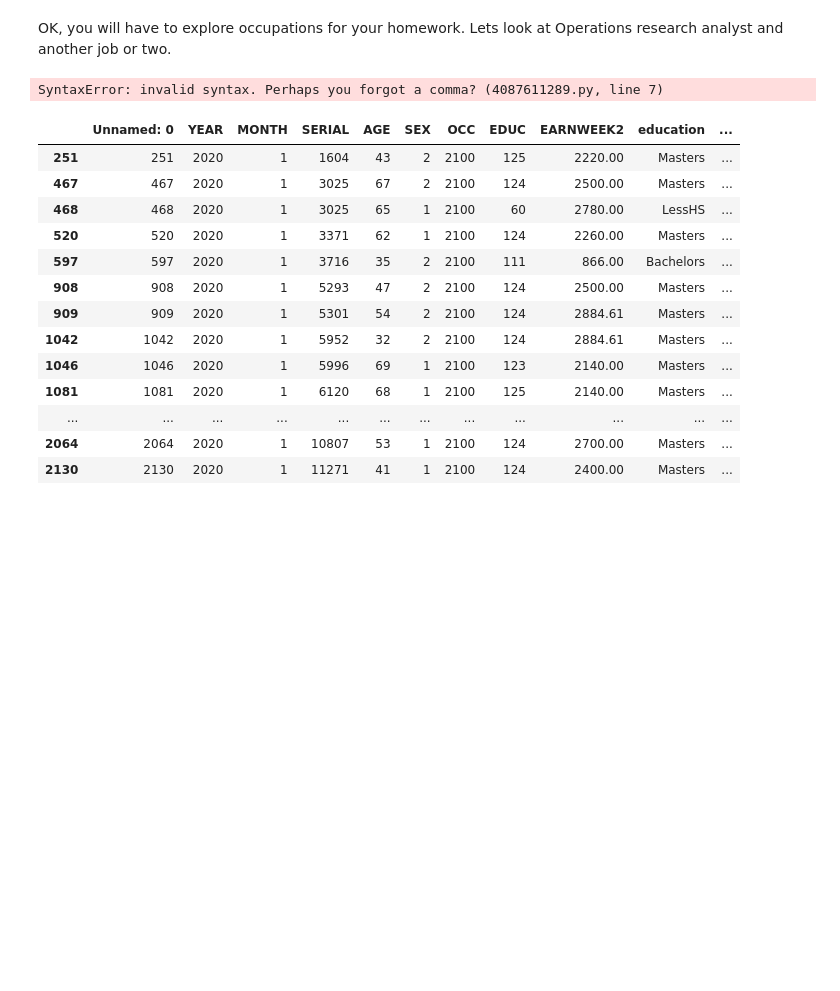
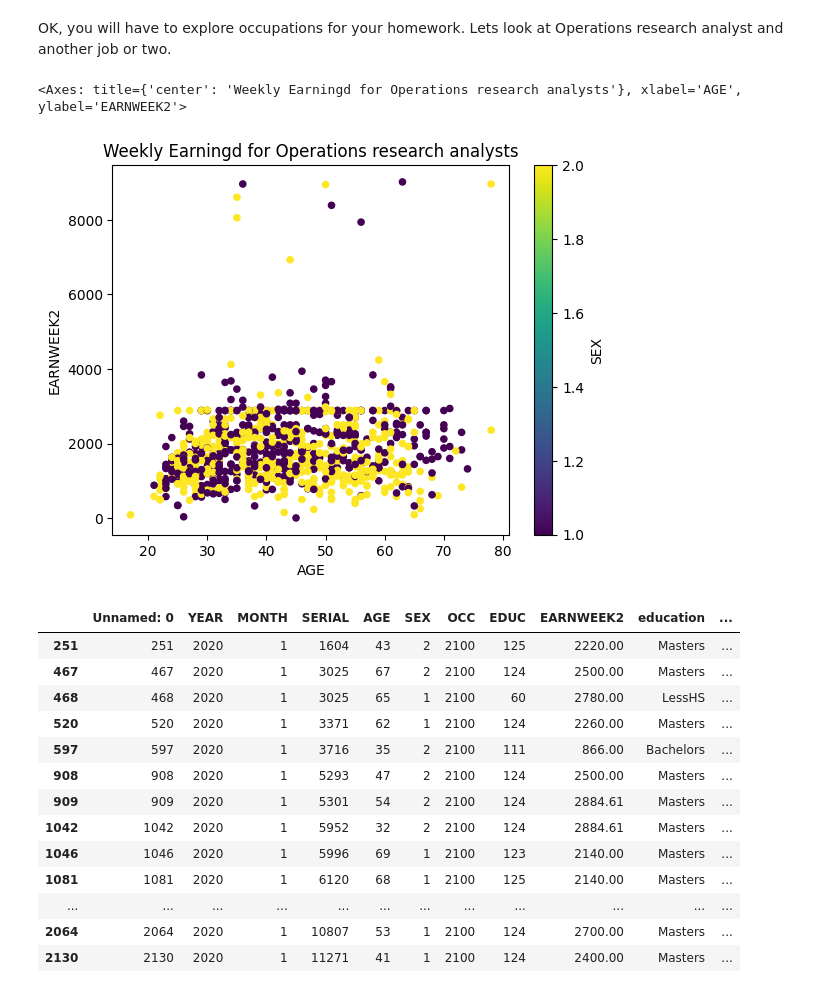
Before and after one commit to oseiagyepom-oss/INFO648, a Jupyter notebook: Lesson_03/INFO648_LSN3_Student.ipynb, the cells around one changed output. Drawn from its saved outputs; the diff is of its cells as text; code cells hidden in the pictures; blank space fills up the shorter version.

Commit message:
Created using Colab and error fixed

```diff
--- a/Lesson_03/INFO648_LSN3_Student.ipynb
+++ b/Lesson_03/INFO648_LSN3_Student.ipynb
@@ -196,15 +196,16 @@ subset_df=df_wage[df_wage['occupation']==job].copy()
 # %%
 subset_df.plot(
 
                 kind = "scatter",
                 x="AGE",
                 y="EARNWEEK2",
                 c="SEX",
-                #colormap='viridis'
+                colormap='viridis',
                 title=f"Weekly Earningd for {job}"
 )
 # %% [output]
-SyntaxError: invalid syntax. Perhaps you forgot a comma? (4087611289.py, line 7)
+<Axes: title={'center': 'Weekly Earningd for Operations research analysts'}, xlabel='AGE', ylabel='EARNWEEK2'>
+[figure, added]
 # %%
 small_df=df_wage[df_wage['occupation'].isin(['Operations research analyst', 'Lawyers','Tudors'])]
 # %%
```
